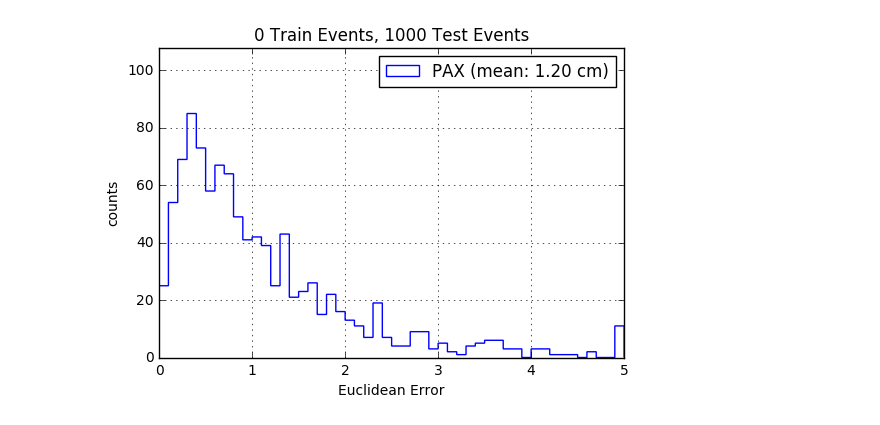
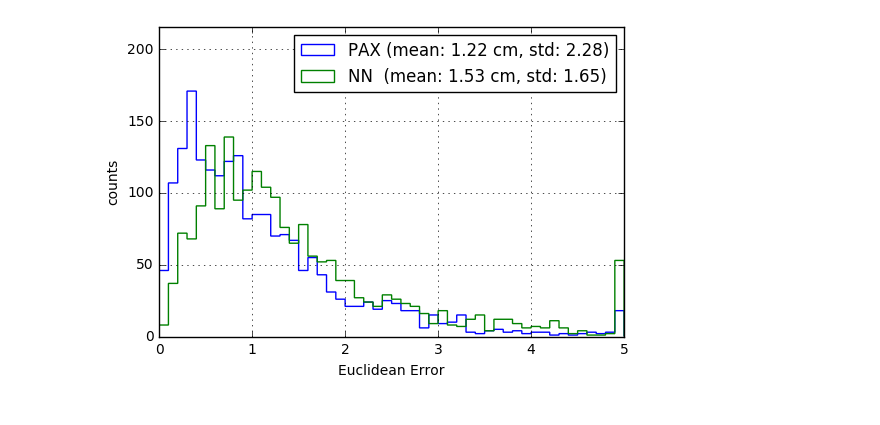
Before and after one commit to dbarg/pax_reconstruction, a Jupyter notebook: nn_s2waveforms_xy_evaluate.ipynb, the cells around one changed output. Drawn from its saved outputs; the diff is of its cells as text; code cells hidden in the pictures.

```diff
--- a/nn_s2waveforms_xy_evaluate.ipynb
+++ b/nn_s2waveforms_xy_evaluate.ipynb
@@ -11,13 +14,24 @@ import numpy as np
 #------------------------------------------------------------------------------
 #------------------------------------------------------------------------------
 
-f_pred = 'models/nn_pred_acc94_evts10000_12700-127-2.npy'
-f_hist = 'models/nn_hist_acc94_evts10000_12700-127-2.npy'
+#f_pred = 'models/nn_pred_acc94_evts10000_12700-127-2.npy'
+#f_hist = 'models/nn_hist_acc94_evts10000_12700-127-2.npy'
 
-arrHist = np.load(f_hist)
-sArr = np.load(f0)#['arr_0']
-#sArr = sArr[0:200]
+f_hist = './models/nn_hist_acc99_evts25000_127-100-80-40-20-2.npy'
+f_pred = './models/nn_pred_acc99_evts25000_127-100-80-40-20-2.npy'
+
+sArr = np.load(f_pred)#['arr_0']
 
 x_true, y_true = sArr['x_true'], sArr['y_true']
 x_reco, y_reco = sArr['x_reco'], sArr['y_reco']
 x_pred, y_pred = sArr['x_pred'], sArr['y_pred']
+
+nz1 = np.count_nonzero(x_true)
+nz2 = np.count_nonzero(x_reco)
+nz3 = np.count_nonzero(x_pred)
+
+if (nz1 == 0 or nz2 == 0 or nz3 == 0):
+
+    print("Non-zero X True {0} / {1}".format(nz1, x_true.size))
+    print("Non-zero X Reco {0} / {1}".format(nz2, x_reco.size))
+    print("Non-zero X Pred {0} / {1}".format(nz3, x_pred.size))
@@ -65,37 +95,39 @@ plt.grid()
 # %%
 
 #------------------------------------------------------------------------------
 # Euclidean Error
 #------------------------------------------------------------------------------
 
-dx_s2   = x_true - x_reco
-dy_s2   = y_true - y_reco
+dx_reco = x_true - x_reco
+dy_reco = y_true - y_reco
 dx_pred = x_true - x_pred
 dy_pred = y_true - y_pred
 
-dr2_s2        = np.sqrt(dx_s2**2   + dy_s2**2)
+dr2_reco      = np.sqrt(dx_reco**2 + dy_reco**2)
 dr2_pred      = np.sqrt(dx_pred**2 + dy_pred**2)
-dr2_s2_mean   = np.mean(dr2_s2)
+dr2_reco_mean = np.mean(dr2_reco)
 dr2_pred_mean = np.mean(dr2_pred)
+dr2_reco_std  = np.std(dr2_reco)
+dr2_pred_std  = np.std(dr2_pred)
 
 
 #------------------------------------------------------------------------------
 # Plot Error
 #------------------------------------------------------------------------------
 
 xmax=5
 
-lbl_s2   = "PAX (mean: {0:.2f} cm)".format(dr2_s2_mean)
-lbl_pred = "NN  (mean: {0:.2f} cm)".format(dr2_pred_mean)
+lbl_reco = "PAX (mean: {0:.2f} cm, std: {1:.2f})".format(dr2_reco_mean, dr2_reco_std)
+lbl_pred = "NN  (mean: {0:.2f} cm, std: {1:.2f})".format(dr2_pred_mean, dr2_pred_std)
 
-plt.hist(np.clip(dr2_s2  , 0, xmax), bins=50, range=[0, xmax], histtype='step', label=lbl_s2)
-#plt.hist(np.clip(dr2_pred, 0, xmax), bins=50, range=[0, xmax], histtype='step', label=lbl_pred)
+plt.hist(np.clip(dr2_reco, 0, xmax), bins=50, range=[0, xmax], histtype='step', label=lbl_reco)
+plt.hist(np.clip(dr2_pred, 0, xmax), bins=50, range=[0, xmax], histtype='step', label=lbl_pred)
 
 plt.xlabel("Euclidean Error")
 plt.ylabel("counts")
-plt.title("{0} Train Events, {1} Test Events".format(0, arr.shape[0]))
+#plt.title("{0} Train Events, {1} Test Events".format(0, arr.shape[0]))
 plt.ylim([0, plt.gca().get_ylim()[1]*1.2])
 plt.legend()
 plt.grid()
 # %% [output]
-[figure, old version]
+[figure, new version]
```
Also changed, not shown: parts of 4 cells of this notebook, 8 other files.
